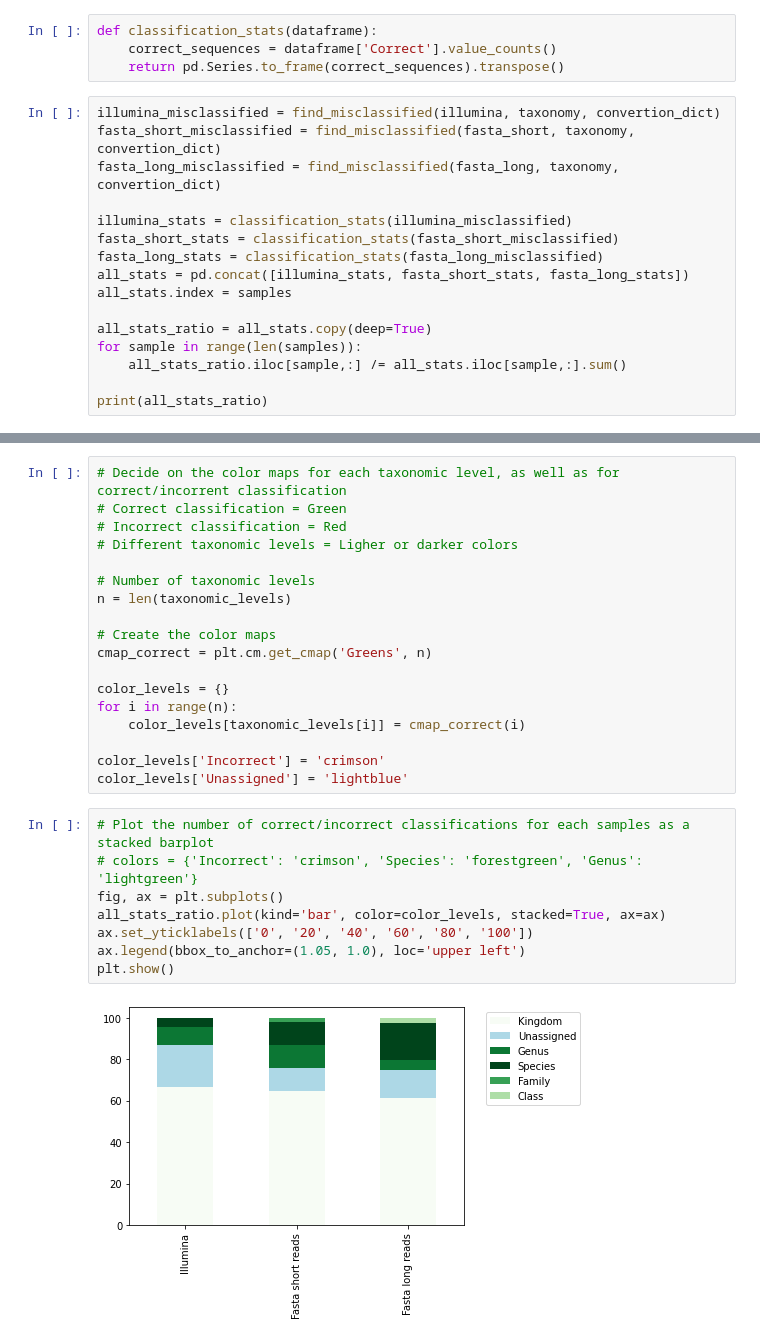
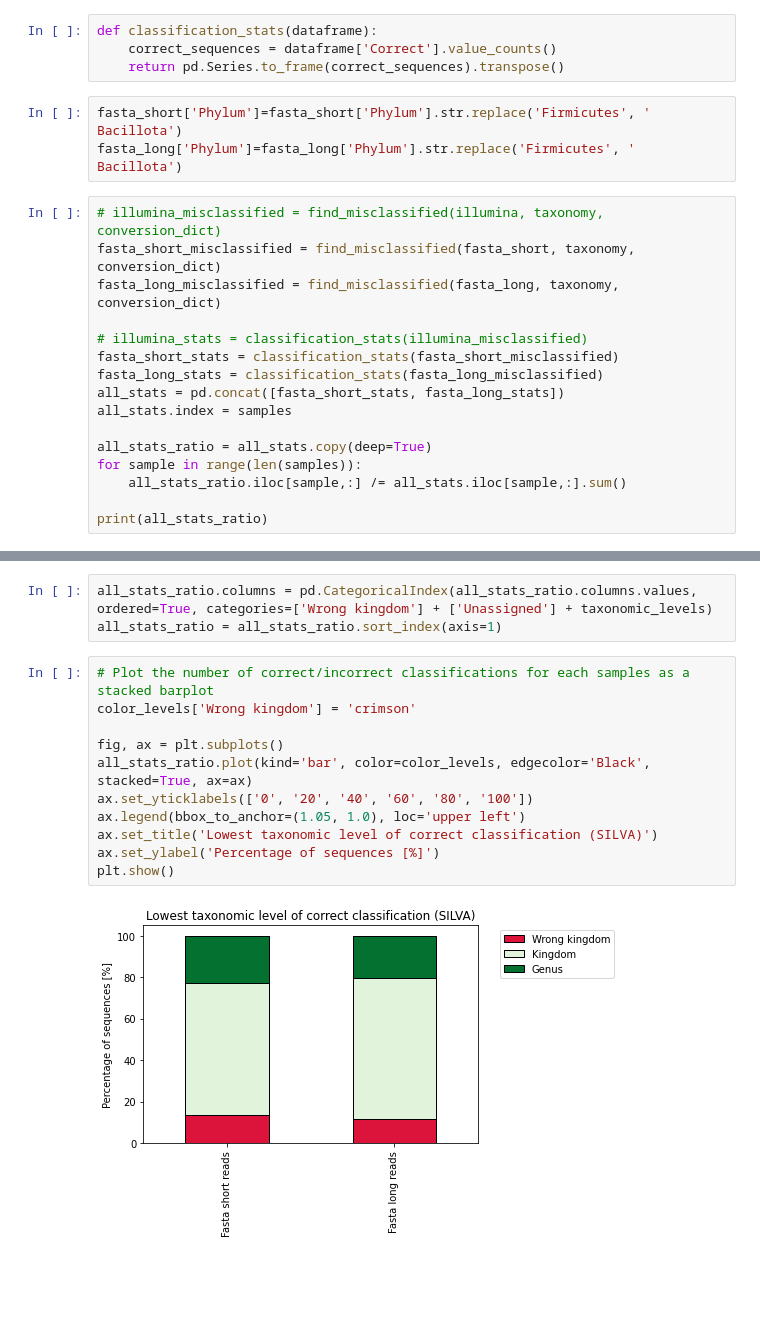
Before and after one commit to emblapersson/Applied-bioinformatics, a Jupyter notebook: 05_Plot_the_results/03_Plots_genus_species.ipynb, the cells around one changed output, grey strips where cells are left out. Drawn from its saved outputs; the diff is of its cells as text; blank space fills up the shorter version.

Commit message:
Plottar för silva och greengenes2

```diff
--- a/05_Plot_the_results/03_Plots_genus_species.ipynb
+++ b/05_Plot_the_results/03_Plots_genus_species.ipynb
@@ -73,15 +161,18 @@ def find_misclassified(dataframe, correct_classification, convertion_table):
 def classification_stats(dataframe):
     correct_sequences = dataframe['Correct'].value_counts()
     return pd.Series.to_frame(correct_sequences).transpose()
+# %%
+fasta_short['Phylum']=fasta_short['Phylum'].str.replace('Firmicutes', ' Bacillota')
+fasta_long['Phylum']=fasta_long['Phylum'].str.replace('Firmicutes', ' Bacillota')
 # %%
-illumina_misclassified = find_misclassified(illumina, taxonomy, convertion_dict)
-fasta_short_misclassified = find_misclassified(fasta_short, taxonomy, convertion_dict)
-fasta_long_misclassified = find_misclassified(fasta_long, taxonomy, convertion_dict)
+# illumina_misclassified = find_misclassified(illumina, taxonomy, conversion_dict)
+fasta_short_misclassified = find_misclassified(fasta_short, taxonomy, conversion_dict)
+fasta_long_misclassified = find_misclassified(fasta_long, taxonomy, conversion_dict)
 
-illumina_stats = classification_stats(illumina_misclassified)
+# illumina_stats = classification_stats(illumina_misclassified)
 fasta_short_stats = classification_stats(fasta_short_misclassified)
 fasta_long_stats = classification_stats(fasta_long_misclassified)
-all_stats = pd.concat([illumina_stats, fasta_short_stats, fasta_long_stats])
+all_stats = pd.concat([fasta_short_stats, fasta_long_stats])
 all_stats.index = samples
 
 all_stats_ratio = all_stats.copy(deep=True)
@@ -102,28 +187,16 @@ Fasta long reads   0.022727
-# %%
-# Decide on the color maps for each taxonomic level, as well as for correct/incorrent classification
-# Correct classification = Green
-# Incorrect classification = Red
-# Different taxonomic levels = Ligher or darker colors
-
-# Number of taxonomic levels
-n = len(taxonomic_levels)
-
-# Create the color maps
-cmap_correct = plt.cm.get_cmap('Greens', n)
-
-color_levels = {}
-for i in range(n):
-    color_levels[taxonomic_levels[i]] = cmap_correct(i)
-
-color_levels['Incorrect'] = 'crimson'
-color_levels['Unassigned'] = 'lightblue'
+# %%
+all_stats_ratio.columns = pd.CategoricalIndex(all_stats_ratio.columns.values, ordered=True, categories=['Wrong kingdom'] + ['Unassigned'] + taxonomic_levels)
+all_stats_ratio = all_stats_ratio.sort_index(axis=1)
 # %%
 # Plot the number of correct/incorrect classifications for each samples as a stacked barplot
-# colors = {'Incorrect': 'crimson', 'Species': 'forestgreen', 'Genus': 'lightgreen'}
+color_levels['Wrong kingdom'] = 'crimson'
+
 fig, ax = plt.subplots()
-all_stats_ratio.plot(kind='bar', color=color_levels, stacked=True, ax=ax)
+all_stats_ratio.plot(kind='bar', color=color_levels, edgecolor='Black', stacked=True, ax=ax)
 ax.set_yticklabels(['0', '20', '40', '60', '80', '100'])
 ax.legend(bbox_to_anchor=(1.05, 1.0), loc='upper left')
+ax.set_title('Lowest taxonomic level of correct classification (SILVA)')
+ax.set_ylabel('Percentage of sequences [%]')
 plt.show()
 # %% [output]
-[figure, old version]
+[figure, new version]
```
Also changed, not shown: parts of 12 cells of this notebook, 29 other files.
